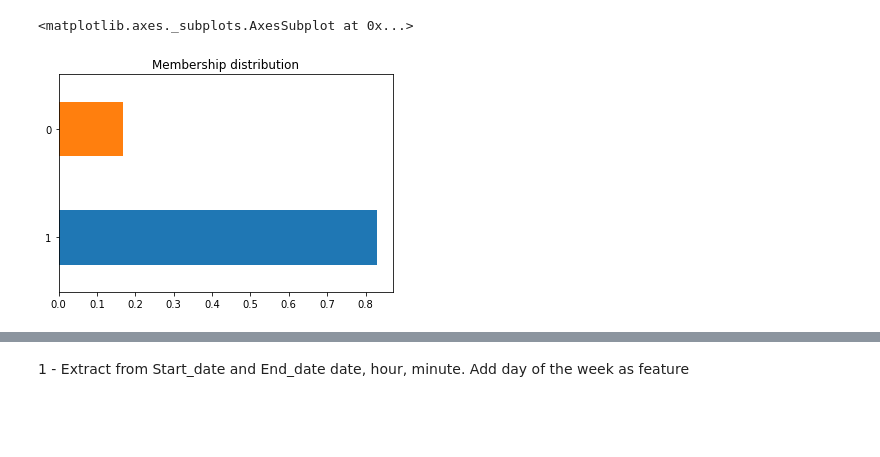
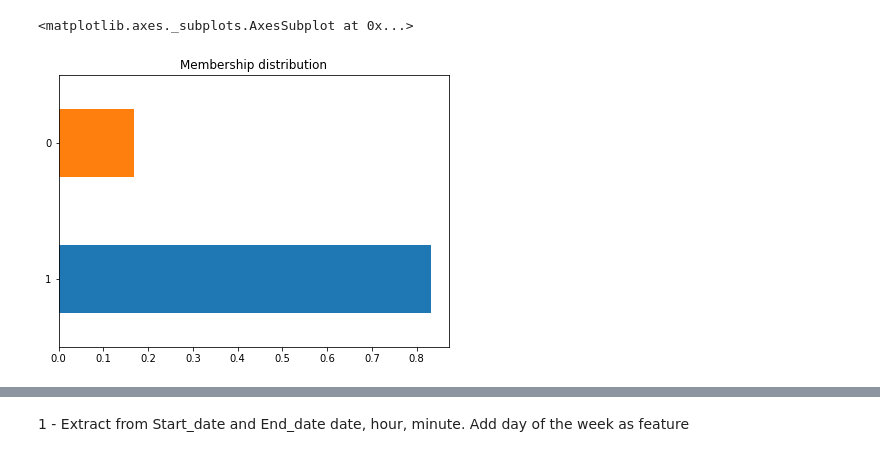
Before and after one commit to Rimab55/Forecasting_Bixi_Bikeshare_rentals, a Jupyter notebook: EDA_bixi.ipynb, the cells around one changed output, grey strips where cells are left out. Cells and saved outputs as stored; diff of their text form; code cells hidden in the pictures; blank space fills up the shorter version.

```diff
--- a/EDA_bixi.ipynb
+++ b/EDA_bixi.ipynb
@@ -20,6 +53,6 @@ df_stations = pd.read_csv('Stations_2018.csv')
 # %%
 # Membership distribution
-df_bixi.is_member.value_counts(normalize = True).plot.barh(title = 'Membership distribution')
+df_bixi.is_member.value_counts(normalize = True).plot.barh(title = 'Membership distribution', figsize = (7,5))
 # %% [output]
 <matplotlib.axes._subplots.AxesSubplot at 0x...>
-[figure, old version]
+[figure, new version]
```
Also changed, not shown: parts of 19 cells of this notebook.
